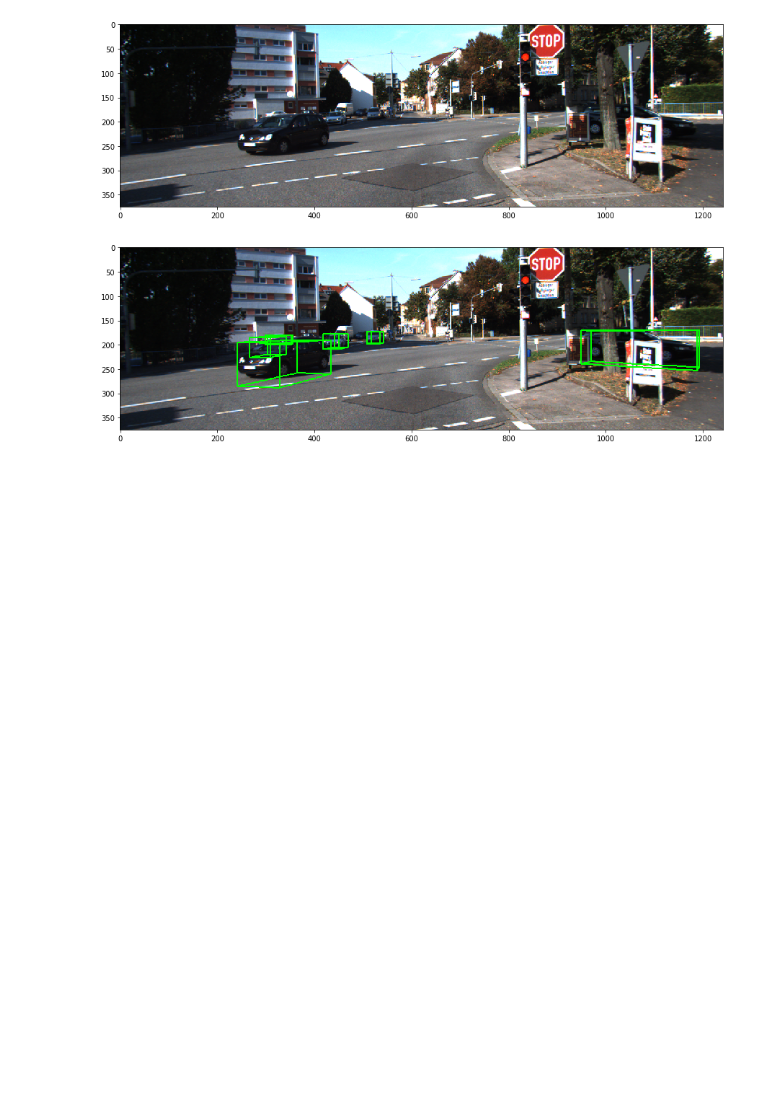
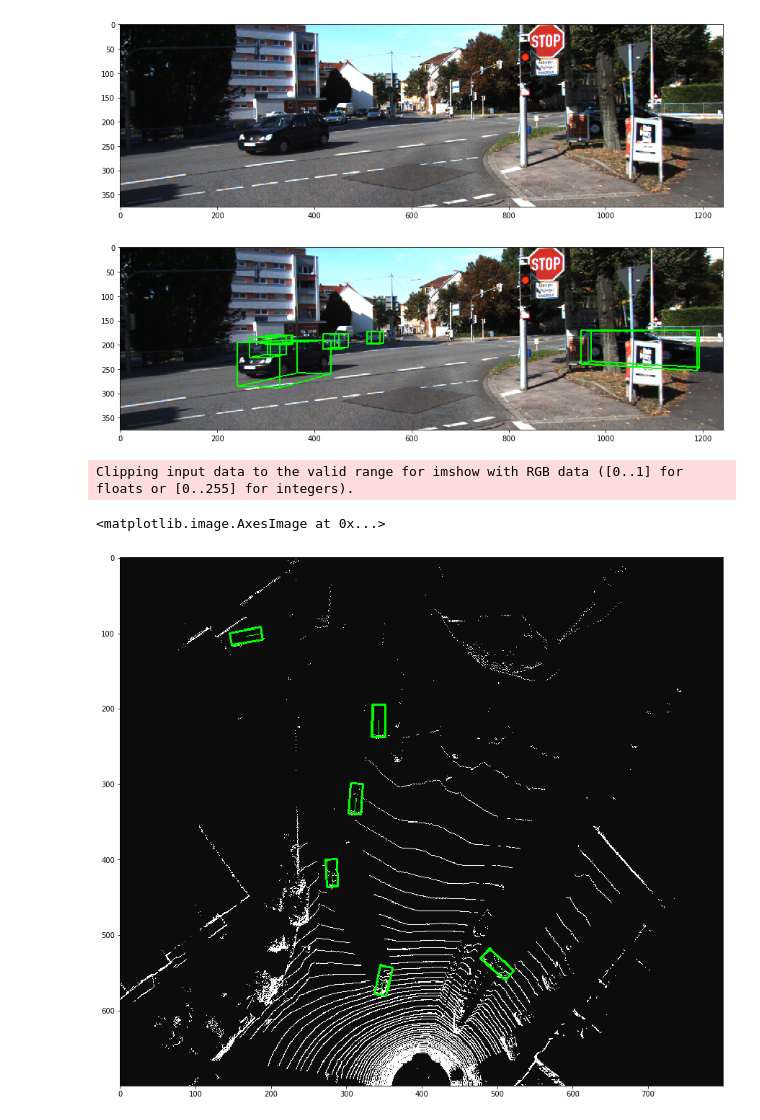
Before and after one commit to YahyaAlaaMassoud/Sensor-Fusion, a Jupyter notebook: sensor_fusion_demo.ipynb, the cells around one changed output. Drawn from its saved outputs; the diff is of its cells as text; code cells hidden in the pictures; blank space fills up the shorter version.

```diff
--- a/sensor_fusion_demo.ipynb
+++ b/sensor_fusion_demo.ipynb
@@ -29,7 +29,7 @@ test_id = 3
 cur_timestamp, seq_dir = dataset_ids[test_id][0], dataset_ids[test_id][1]
 
 calib_data = sf.get_calib_data(data_dirs=dirs)
-input_data = sf.get_input_data(ts=cur_timestamp,
+input_data, lid_pts = sf.get_input_data(ts=cur_timestamp,
                                calib_data=calib_data,
                                data_dirs=dirs,
                                voxelizer=voxelizer)
@@ -61,3 +61,13 @@ Clipping input data to the valid range for imshow with RGB data ([0..1] for floa
 <matplotlib.image.AxesImage at 0x...>
 [figure]
 [figure]
+# %%
+bev_cnvs = sf.bev(pts=lid_pts, gt_boxes=boxes, pred_boxes=[])
+bev_cnvs = np.rot90(bev_cnvs)
+
+plt.figure(figsize = (15, 15))
+plt.imshow(np.squeeze(bev_cnvs))
+# %% [output]
+Clipping input data to the valid range for imshow with RGB data ([0..1] for floats or [0..255] for integers).
+<matplotlib.image.AxesImage at 0x...>
+[figure, added]
```
